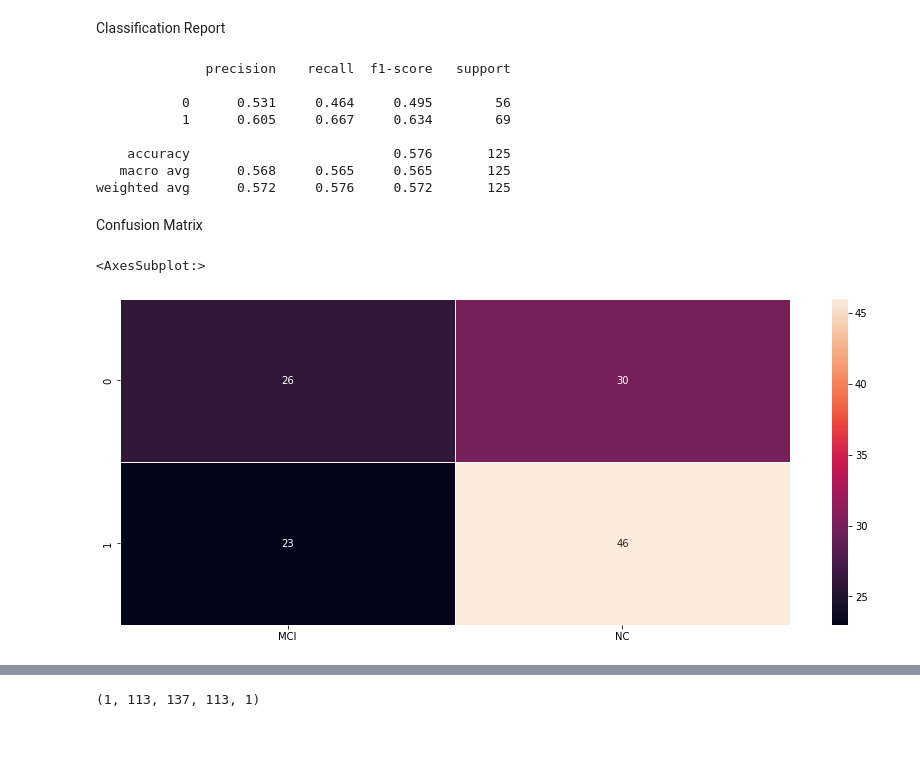
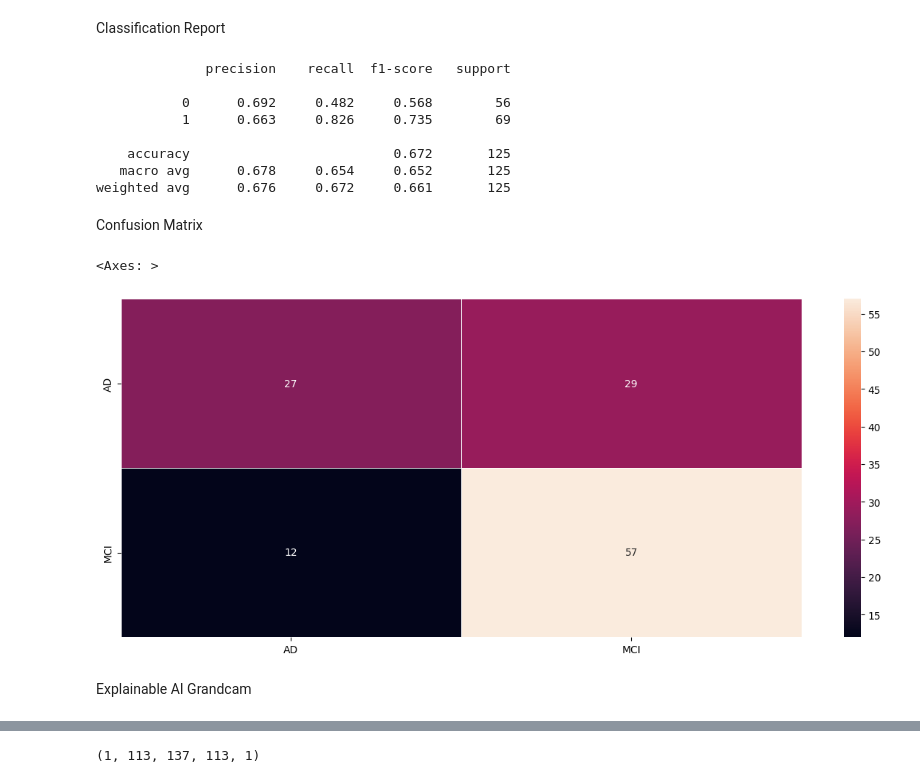
Before and after one commit to snekumar/AD_cnn, a Jupyter notebook: 3d_cnn_.ipynb, the cells around one changed output, grey strips where cells are left out. Cells and saved outputs as stored; diff of their text form; code cells hidden in the pictures; blank space fills up the shorter version.

```diff
--- a/3d_cnn_.ipynb
+++ b/3d_cnn_.ipynb
@@ -156,22 +152,22 @@ def process_scan(path):
 # %% [markdown]
  Class Distribution
 # %%
-# ad_paths = [
-#     os.path.join(os.getcwd(), '/kaggle/input/3cla-adni/AD', x)
-#     for x in os.listdir('/kaggle/input/3cla-adni/AD')
-# ]
+ad_paths = [
+    os.path.join(os.getcwd(), '/content/projectm/MyDrive/projectm/AD', x)
+    for x in os.listdir('/content/projectm/MyDrive/projectm/AD')
+]
 
 mci_paths = [
-    os.path.join(os.getcwd(), '/kaggle/input/3cla-adni/MCI', x)
-    for x in os.listdir('/kaggle/input/3cla-adni/MCI')
+    os.path.join(os.getcwd(), '/content/projectm/MyDrive/projectm/MCI', x)
+    for x in os.listdir('/content/projectm/MyDrive/projectm/MCI')
 ]
 
-nc_paths = [
-    os.path.join(os.getcwd(), '/kaggle/input/3cla-adni/NC', x)
-    for x in os.listdir('/kaggle/input/3cla-adni/NC')
+cn_paths = [
+    os.path.join(os.getcwd(), '/content/projectm/MyDrive/projectm/CN', x)
+    for x in os.listdir('/content/projectm/MyDrive/projectm/CN')
 ]
 
-# print(f'Number of AD images: {len(ad_paths)}')
+print(f'Number of AD images: {len(ad_paths)}')
 print(f'Number of MCI images: {len(mci_paths)}')
-print(f'Number of NC images: {len(nc_paths)}')
+print(f'Number of CN images: {len(cn_paths)}')
 # %% [output]
@@ -180,15 +177,16 @@ Number of NC images: 346
 # %% [markdown]
 Build Train
 # %%
+ad_labels = np.array([0 for _ in range(len(ad_paths))])
 mci_labels = np.array([0 for _ in range(len(mci_paths))])
 # ad_labels = np.array([1 for _ in range(len(ad_paths))])
-nc_labels = np.array([1 for _ in range(len(nc_paths))])
-CLASS_NAMES = ['MCI', 'NC']
+cn_labels = np.array([1 for _ in range(len(cn_paths))])
+CLASS_NAMES = ['AD','MCI', 'CN']
 
-# labels = np.concatenate((np.concatenate((mci_labels, ad_labels), axis=0), nc_labels), axis=0)
-labels = np.concatenate((mci_labels, nc_labels), axis=0)
+# labels = np.concatenate((np.concatenate((mci_labels, ad_labels), axis=0), cn_labels), axis=0)
+labels = np.concatenate((mci_labels, cn_labels), axis=0)
 # paths = np.concatenate((np.concatenate((mci_paths, ad_paths), axis=0), nc_paths), axis=0)
-paths = np.concatenate((mci_paths, nc_paths), axis=0)
+paths = np.concatenate((mci_paths, cn_paths), axis=0)
 # %%
 train_indices, test_indices = next(
     StratifiedShuffleSplit(1, train_size=0.8, random_state=seed).split(
@@ -536,22 +552,22 @@ print(classification_report(y_test, y_pred, digits=3))
 # %% [output]
               precision    recall  f1-score   support
 
-           0      0.531     0.464     0.495        56
-           1      0.605     0.667     0.634        69
+           0      0.692     0.482     0.568        56
+           1      0.663     0.826     0.735        69
 
-    accuracy                          0.576       125
-   macro avg      0.568     0.565     0.565       125
-weighted avg      0.572     0.576     0.572       125
+    accuracy                          0.672       125
+   macro avg      0.678     0.654     0.652       125
+weighted avg      0.676     0.672     0.661       125
 # %% [markdown]
 Confusion Matrix
 # %%
 cfsn_matrix = confusion_matrix(y_test, y_pred)
-df_cm = pd.DataFrame(cfsn_matrix, index=range(config['n_classes']), columns=CLASS_NAMES)
+df_cm = pd.DataFrame(cfsn_matrix, index=CLASS_NAMES[:2], columns=CLASS_NAMES[:2])
 plt.figure(figsize=(15, 6))
 sn.heatmap(df_cm, annot=True, linewidths=0.5, fmt='d')
 # %% [output]
-<AxesSubplot:>
+<Axes: >
-[figure, old version]
+[figure, new version]
 # %%
 volume_size = input_volume.shape
 last_conv_layer_name = 'relu1'
@@ -557,0 +591,2 @@ last_conv_layer_name = 'relu1'
+# %% [markdown]
+Explainable AI Grandcam
```
Also changed, not shown: parts of 20 cells of this notebook.
